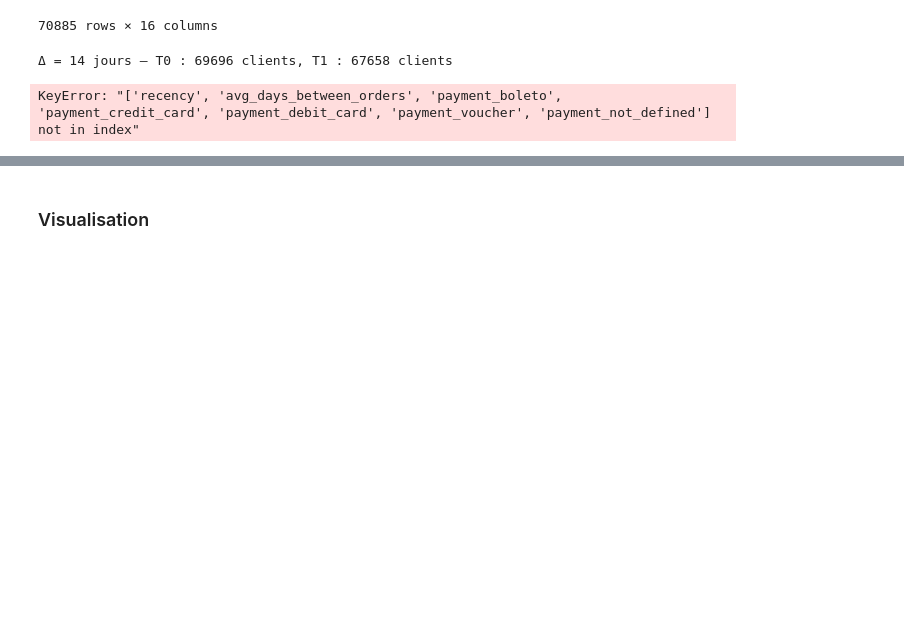
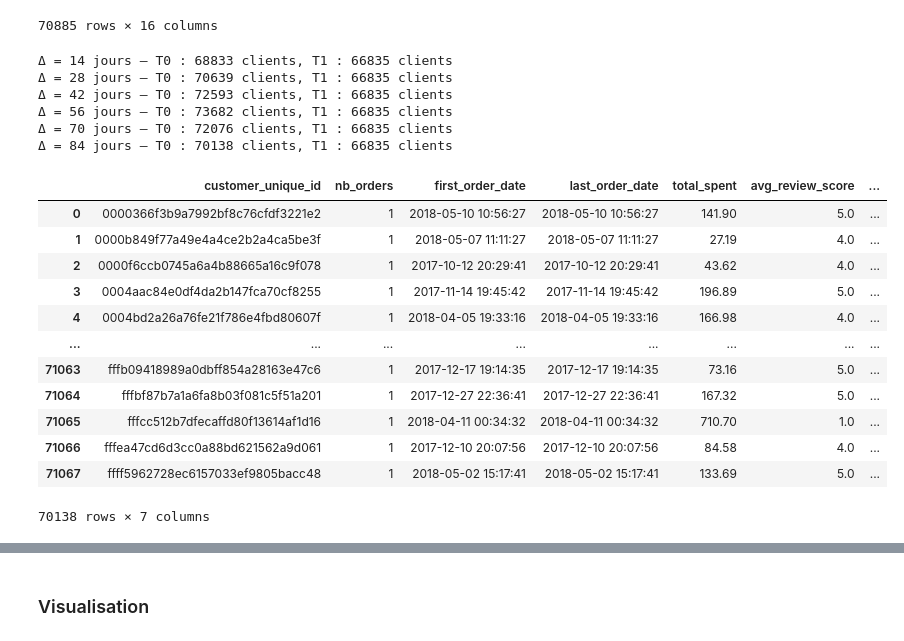
Before and after one commit to TheoChastrePradat/OC_DataScientist_P5, a Jupyter notebook: Projet_5/Script/segmentation_client.ipynb, the cells around one changed output, grey strips where cells are left out. Saved outputs shown, nothing was run; the diff lists cells and outputs as text; code cells hidden in the pictures; blank space fills up the shorter version.

```diff
--- a/Projet_5/Script/segmentation_client.ipynb
+++ b/Projet_5/Script/segmentation_client.ipynb
@@ -792,6 +800,8 @@ df_t0
 features = ['recency', 'nb_orders', 'total_spent', 'avg_review_score',
             'avg_days_between_orders', 'payment_boleto', 'payment_credit_card',
             'payment_debit_card', 'payment_voucher', 'payment_not_defined']
+
+to_use = ['nb_orders', 'total_spent', 'avg_review_score', 'nb_payment_types']
 
 delays = list(range(14, 90+1, 14))  # Délais de 2 semaines à 3 mois
 ari_scores_year = []
@@ -808,15 +818,20 @@ for delta in delays:
     df_t0 = pd.read_sql_query(query.format(min_dt=t0_start, max_dt=t0_end), conn)
     df_t1 = pd.read_sql_query(query.format(min_dt=t1_start, max_dt=t1_end), conn)
 
+    df_t0.dropna(inplace=True)
+    df_t1.dropna(inplace=True)
+
     print(f"Δ = {delta} jours — T0 : {len(df_t0)} clients, T1 : {len(df_t1)} clients")
 
-    if len(df_t0) < 500 or len(df_t1) < 500:
+    if len(df_t0) < 500 or len(df_t1) < 300:
         continue
 
     # Scaling sur T0 uniquement
-    scaler = StandardScaler().fit(df_t0[features])
-    X_t0 = scaler.transform(df_t0[features])
-    X_t1 = scaler.transform(df_t1[features])
+    scaler_df0 = StandardScaler().fit(df_t0[to_use])
+    scaler_df1 = StandardScaler().fit(df_t1[to_use])
+
+    X_t0 = scaler_df0.transform(df_t0[to_use])
+    X_t1 = scaler_df1.transform(df_t1[to_use])
 
     # Entraînement des deux modèles
     model_t0 = KMeans(n_clusters=6, random_state=42).fit(X_t0)
@@ -830,8 +845,28 @@ for delta in delays:
     ari = adjusted_rand_score(pred_m0, pred_m1)
     ari_scores_year.append((delta, ari))
 # %% [output]
-Δ = 14 jours — T0 : 69696 clients, T1 : 67658 clients
+Δ = 14 jours — T0 : 68833 clients, T1 : 66835 clients
+Δ = 28 jours — T0 : 70639 clients, T1 : 66835 clients
+Δ = 42 jours — T0 : 72593 clients, T1 : 66835 clients
+Δ = 56 jours — T0 : 73682 clients, T1 : 66835 clients
+Δ = 70 jours — T0 : 72076 clients, T1 : 66835 clients
+Δ = 84 jours — T0 : 70138 clients, T1 : 66835 clients
-KeyError: "['recency', 'avg_days_between_orders', 'payment_boleto', 'payment_credit_card', 'payment_debit_card', 'payment_voucher', 'payment_not_defined'] not in index"
+# %%
+df_t0
+# %% [output]
+|  | customer_unique_id | nb_orders | first_order_date | last_order_date | total_spent | avg_review_score | ... |
+| 0 | 0000366f3b9a7992bf8c76cfdf3221e2 | 1 | 2018-05-10 10:56:27 | 2018-05-10 10:56:27 | 141.90 | 5.0 | ... |
+| 1 | 0000b849f77a49e4a4ce2b2a4ca5be3f | 1 | 2018-05-07 11:11:27 | 2018-05-07 11:11:27 | 27.19 | 4.0 | ... |
+| 2 | 0000f6ccb0745a6a4b88665a16c9f078 | 1 | 2017-10-12 20:29:41 | 2017-10-12 20:29:41 | 43.62 | 4.0 | ... |
+| 3 | 0004aac84e0df4da2b147fca70cf8255 | 1 | 2017-11-14 19:45:42 | 2017-11-14 19:45:42 | 196.89 | 5.0 | ... |
+| 4 | 0004bd2a26a76fe21f786e4fbd80607f | 1 | 2018-04-05 19:33:16 | 2018-04-05 19:33:16 | 166.98 | 4.0 | ... |
+| ... | ... | ... | ... | ... | ... | ... | ... |
+| 71063 | fffb09418989a0dbff854a28163e47c6 | 1 | 2017-12-17 19:14:35 | 2017-12-17 19:14:35 | 73.16 | 5.0 | ... |
+| 71064 | fffbf87b7a1a6fa8b03f081c5f51a201 | 1 | 2017-12-27 22:36:41 | 2017-12-27 22:36:41 | 167.32 | 5.0 | ... |
+| 71065 | fffcc512b7dfecaffd80f13614af1d16 | 1 | 2018-04-11 00:34:32 | 2018-04-11 00:34:32 | 710.70 | 1.0 | ... |
+| 71066 | fffea47cd6d3cc0a88bd621562a9d061 | 1 | 2017-12-10 20:07:56 | 2017-12-10 20:07:56 | 84.58 | 4.0 | ... |
+| 71067 | ffff5962728ec6157033ef9805bacc48 | 1 | 2018-05-02 15:17:41 | 2018-05-02 15:17:41 | 133.69 | 5.0 | ... |
+70138 rows × 7 columns
 # %%
 ari_scores_year
 # %% [output]
```
Also changed, not shown: parts of 19 cells of this notebook.
